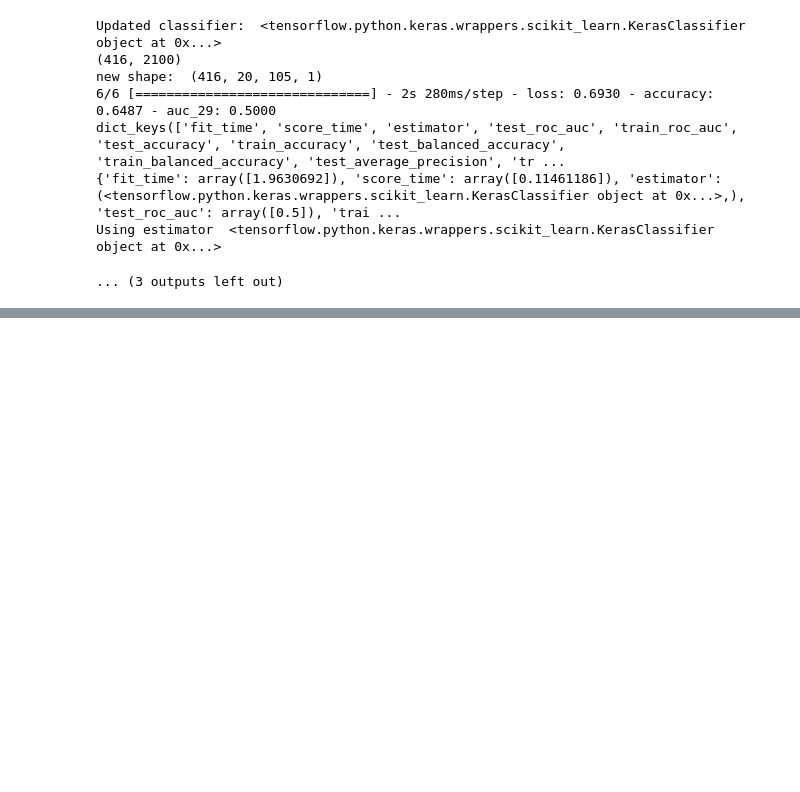
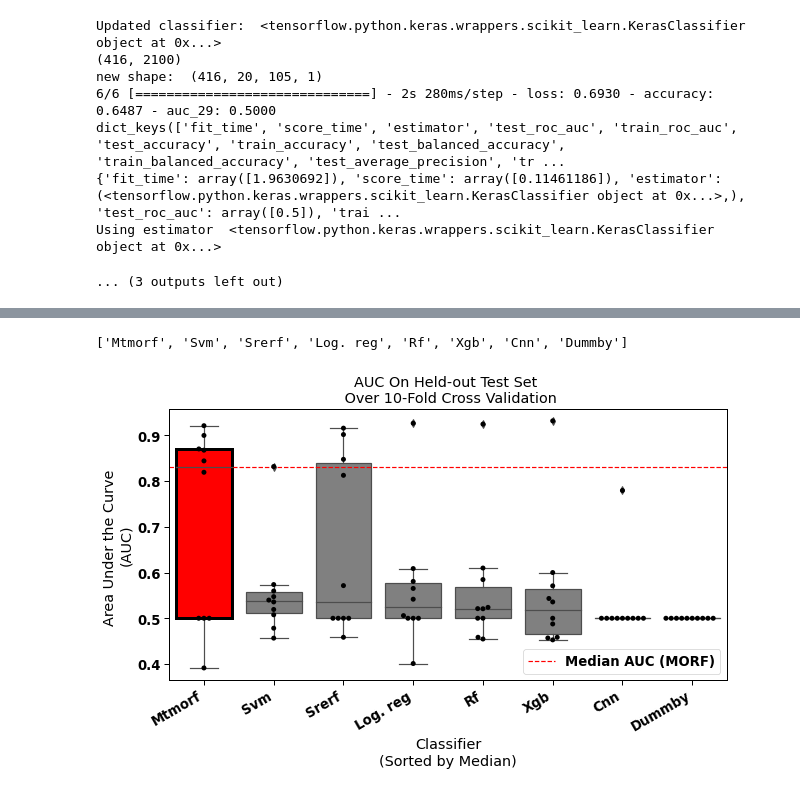
Before and after one commit to adam2392/fragility_in_ieeg, a Jupyter notebook: notebooks/run_traintest_classification_exp.ipynb, the cells around one changed output, grey strips where cells are left out. Drawn from its saved outputs; the diff is of its cells as text; code cells hidden in the pictures; blank space fills up the shorter version.

Commit message:
Adding plots.

```diff
--- a/notebooks/run_traintest_classification_exp.ipynb
+++ b/notebooks/run_traintest_classification_exp.ipynb
@@ -849,0 +851,4 @@ print(classifiers[0])
+# %%
+pat_df = read_participants_tsv(bids_root)
+subjects = pat_df["participant_id"]
+display(pat_df.head())
@@ -849,0 +1397,68 @@ print(classifiers[0])
+# %%
+# map feature names to short-hand
+feature_aucs_df["Classifier"] = [
+    x.replace("coherence", "coh")
+    .replace("degree", "deg")
+    .replace("centrality", "cent")
+    .replace("Correlation", "Corr")
+    for x in feature_aucs_df["Classifier"]
+]
+
+order = (
+    feature_aucs_df.groupby("Classifier")
+    .median()
+    .sort_values(by="AUC", ascending=False)
+)
+print(order.index.tolist())
+# %% [output]
+['Mtmorf', 'Svm', 'Srerf', 'Log. reg', 'Rf', 'Xgb', 'Cnn', 'Dummby']
+# %%
+plt.rcParams["font.weight"] = "bold"
+plt.rcParams["figure.titleweight"] = "bold"
+
+sns.set_context("paper", font_scale=1.5)
+fig, ax = plt.subplots(figsize=(10, 5))
+sns.boxplot(
+    x="Classifier",
+    y="AUC",
+    order=order.index,
+    data=feature_aucs_df,
+    ax=ax,
+    color="gray",
+)
+sns.swarmplot(
+    x="Classifier",
+    y="AUC",
+    order=order.index,
+    data=feature_aucs_df,
+    ax=ax,
+    color="black",
+)
+ax.axhline(
+    feature_aucs_df[feature_aucs_df["Classifier"] == "Mtmorf"]["AUC"].median(),
+    color="red",
+    ls="--",
+    label="Median AUC (MORF)",
+)
+xticklabels = ax.get_xticklabels()
+ax.set_xticklabels(xticklabels, ha="right", rotation=30)
+ax.legend()
+ax.set(
+    title="AUC On Held-out Test Set \n Over 10-Fold Cross Validation",
+    xlabel="Classifier\n(Sorted by Median)",
+    ylabel="Area Under the Curve \n(AUC)",
+)
+
+# Select which box you want to change
+mybox = ax.artists[0]
+
+# Change the appearance of that box
+mybox.set_facecolor("red")
+mybox.set_edgecolor("black")
+mybox.set_linewidth(3)
+
+# figpath = Path(figdir) / f'figure4-discriminationandprecision/'
+fname = f"delta_auc_plot_morf_vs_classifiers_quantilefeatures.pdf"
+fig.savefig(study_path / fname, bbox_inches="tight")
+# %% [output]
+[figure, added]
```
Also changed, not shown: parts of 16 cells of this notebook.
